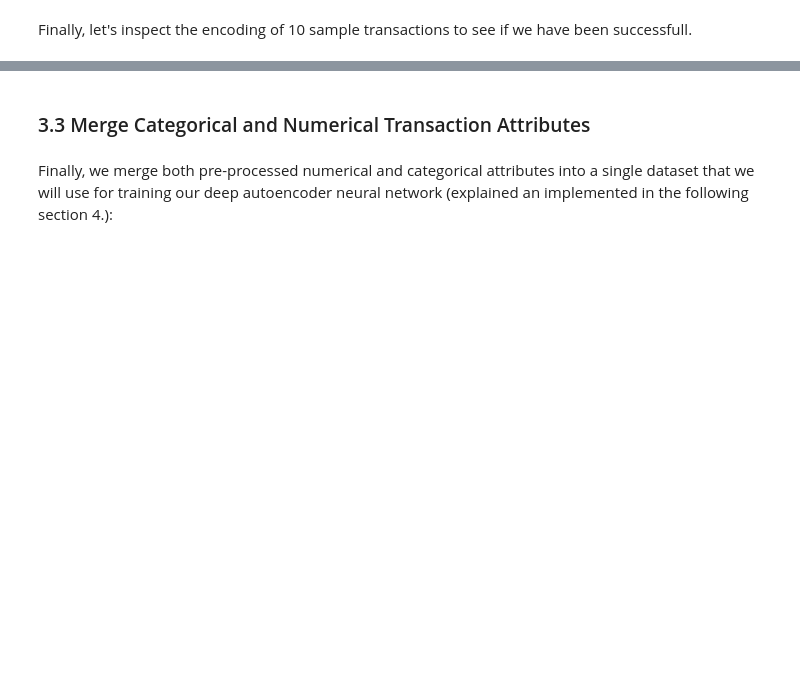
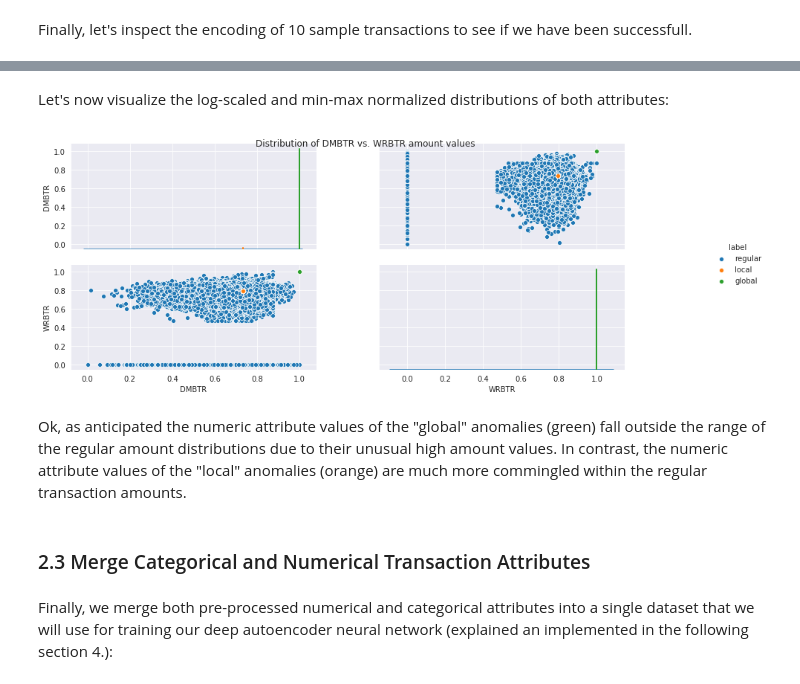
Before and after one commit to GitiHubi/deepAD, a Jupyter notebook: Ad_Autoencoder.ipynb, the cells around one changed output, grey strips where cells are left out. Saved outputs shown, nothing was run; the diff lists cells and outputs as text; code cells hidden in the pictures; blank space fills up the shorter version.

```diff
--- a/Ad_Autoencoder.ipynb
+++ b/Ad_Autoencoder.ipynb
@@ -166,5 +211,30 @@ ori_dataset_categ_transformed.head(10)
+# %%
+# select "DMBTR" vs. "WRBTR" attribute
+numeric_attr_names = ['DMBTR', 'WRBTR']
+
+# add a small epsilon to eliminate zero values from data for log scaling
+numeric_attr = ori_dataset[numeric_attr_names] + 1e-7
+numeric_attr = numeric_attr.apply(np.log)
+
+# normalize all numeric attributes to the range [0,1]
+ori_dataset_numeric_attr = (numeric_attr - numeric_attr.min()) / (numeric_attr.max() - numeric_attr.min())
+# %% [markdown]
+Let's now visualize the log-scaled and min-max normalized distributions of both attributes:
+# %%
+# append 'label' attribute for colour distinction
+numeric_attr_vis = ori_dataset_numeric_attr.copy()
+numeric_attr_vis['label'] = label
+
+# plot the log-scaled and min-max normalized numeric attributes
+g = sns.pairplot(data=numeric_attr_vis, vars=numeric_attr_names, hue='label')
+g.fig.suptitle('Distribution of DMBTR vs. WRBTR amount values')
+g.fig.set_size_inches(15, 5)
+# %% [output]
+[figure, added]
+# %% [markdown]
+Ok, as anticipated the numeric attribute values of the "global" anomalies (green) fall outside the range of the regular amount distributions due to their unusual high amount values. In contrast, the numeric attribute values of the "local" anomalies (orange) are much more commingled within the regular transaction amounts.
 # %% [markdown]
-### 3.3 Merge Categorical and Numerical Transaction Attributes
+### 2.3 Merge Categorical and Numerical Transaction Attributes
 # %% [markdown]
 Finally, we merge both pre-processed numerical and categorical attributes into a single dataset that we will use for training our deep autoencoder neural network (explained an implemented in the following section 4.):
 # %%
```
Also changed, not shown: parts of 115 cells of this notebook, 2 other files.
